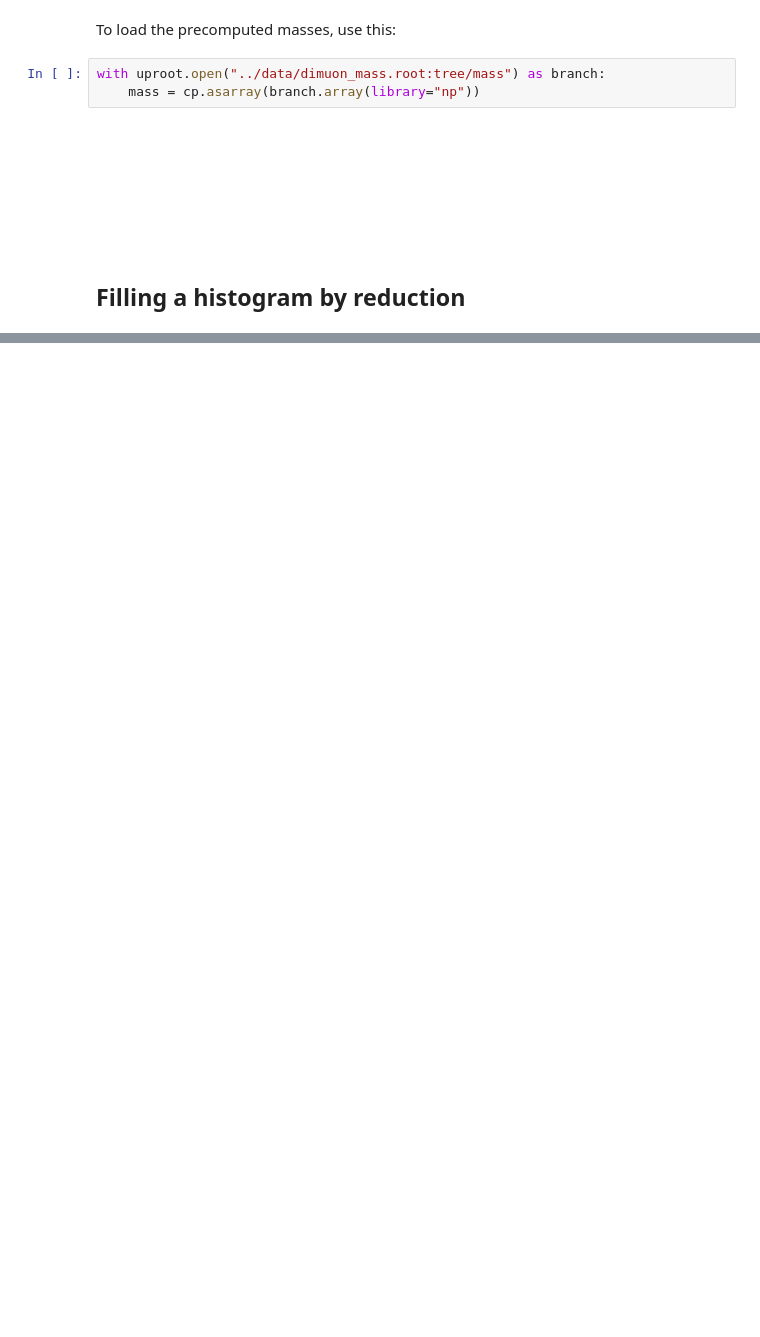
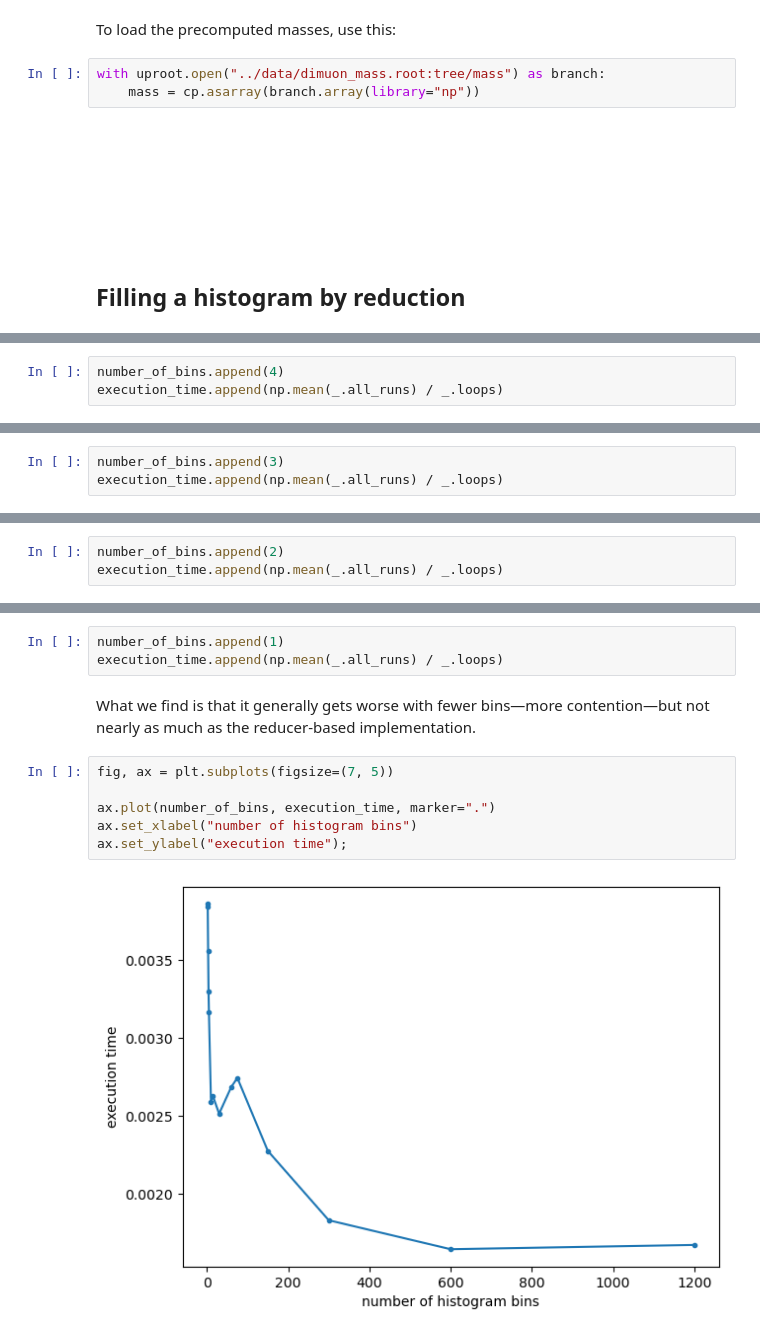
Before and after one commit to jpivarski-talks/2023-11-02-atlas-gpu-python-tutorial, a Jupyter notebook: solutions/project-1-fill-histograms.ipynb, the cells around one changed output, grey strips where cells are left out. Drawn from its saved outputs; the diff is of its cells as text; blank space fills up the shorter version.

```diff
--- a/solutions/project-1-fill-histograms.ipynb
+++ b/solutions/project-1-fill-histograms.ipynb
@@ -187,0 +413,3 @@ True
+# %%
+number_of_bins.append(4)
+execution_time.append(np.mean(_.all_runs) / _.loops)
@@ -187,0 +422,3 @@ True
+# %%
+number_of_bins.append(3)
+execution_time.append(np.mean(_.all_runs) / _.loops)
@@ -187,0 +431,3 @@ True
+# %%
+number_of_bins.append(2)
+execution_time.append(np.mean(_.all_runs) / _.loops)
@@ -187,0 +440,13 @@ True
+# %%
+number_of_bins.append(1)
+execution_time.append(np.mean(_.all_runs) / _.loops)
+# %% [markdown]
+What we find is that it generally gets worse with fewer bins—more contention—but not nearly as much as the reducer-based implementation.
+# %%
+fig, ax = plt.subplots(figsize=(7, 5))
+
+ax.plot(number_of_bins, execution_time, marker=".")
+ax.set_xlabel("number of histogram bins")
+ax.set_ylabel("execution time");
+# %% [output]
+[figure, added]
```
Also changed, not shown: parts of 92 cells of this notebook.
